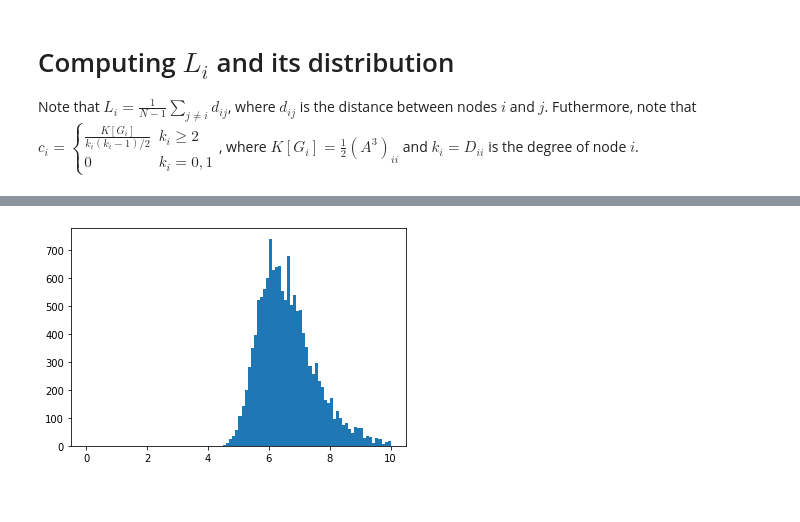
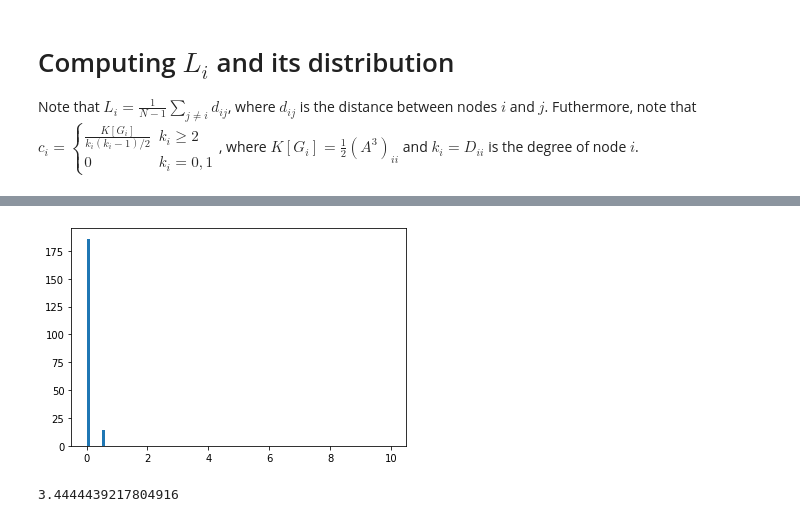
Before and after one commit to bcho04/coauth-approx, a Jupyter notebook: main.ipynb, the cells around one changed output, grey strips where cells are left out. Cells and saved outputs as stored; diff of their text form; code cells hidden in the pictures.

```diff
--- a/main.ipynb
+++ b/main.ipynb
@@ -11,12 +13,12 @@ A = np.zeros((16726,16726))
 with open("./coauthorship/coauthorship_cond-mat/cond-mat.net", "r") as data_file:
     for line in data_file.readlines():
         i, j = [int(k) for k in line.split()]
-        A[i][j] = 1
-        A[j][i] = 1
+        A[i,j] = 1
+        A[j,i] = 1
 
 D = np.zeros(A.shape)
 for i in range(A.shape[0]):
-    D[i][i] = np.sum(A[i])
+    D[i,i] = np.sum(A[i])
 # %%
 # Determining which nodes are in the largest component using DFS
 def connected_component(A, i): # A: adjacency matrix, i: node to find component
@@ -67,7 +162,18 @@ L, C
+# %%
+# Sampling process
+
+C_n_sample = random.sample(C_n, 200)
+C_sample = G.subgraph(C_n_sample)
+# %%
+L_i_sample = dict([(k, np.average(list(nx.shortest_path_length(C_sample,k).values()))) for k in tqdm(C_n_sample)])
 # %%
 %matplotlib inline
 # Plot L_i distribution as histogram.
-L_dist = plt.hist(L_i.values(), bins=np.linspace(0,10,101))
+plt.hist(L_i_sample.values(), bins=np.linspace(0,10,101))
 plt.show()
 # %% [output]
-[figure, old version]
+[figure, new version]
+# %%
+print(np.average(list(L_i_sample.values())))
+# %% [output]
+3.4444439217804916
```
Also changed, not shown: parts of 24 cells of this notebook.
